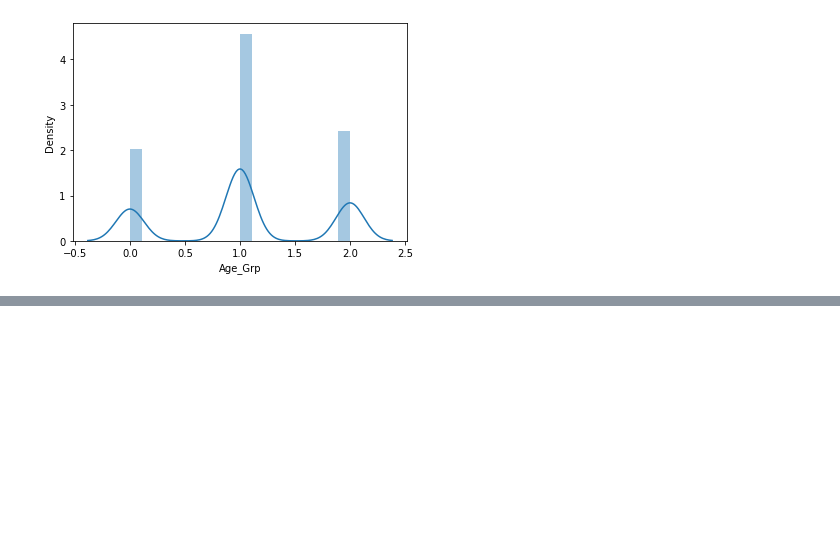
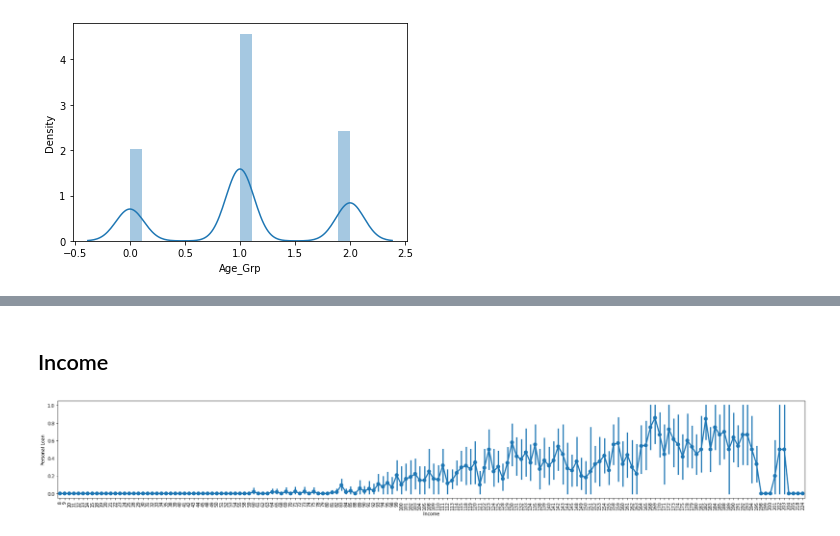
Before and after one commit to CaptaiN785/ML-Notebooks, a Jupyter notebook: Naive_bayes/main.ipynb, the cells around one changed output, grey strips where cells are left out. Cells and saved outputs as stored; diff of their text form; code cells hidden in the pictures; blank space fills up the shorter version.

```diff
--- a/Naive_bayes/main.ipynb
+++ b/Naive_bayes/main.ipynb
@@ -211,0 +220,9 @@ ValueError: Could not interpret input 'Exprience'
+# %% [markdown]
+## Income
+# %%
+plt.figure(figsize=(30, 4))
+sns.pointplot(x='Income', y='Personal Loan', data = df)
+plt.xticks(rotation = 90)
+plt.show()
+# %% [output]
+[figure, added]
```
Also changed, not shown: parts of 65 cells of this notebook.
